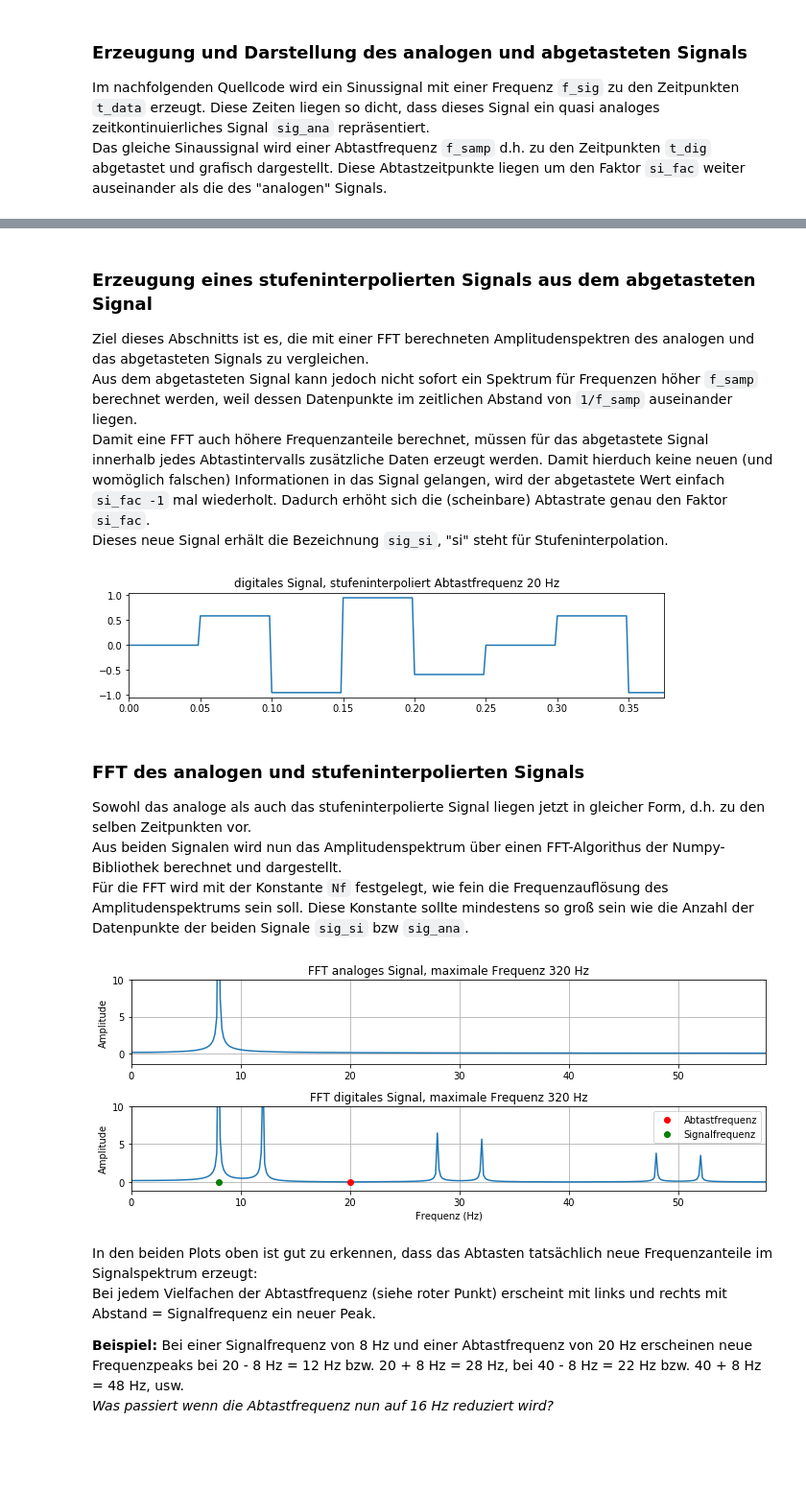
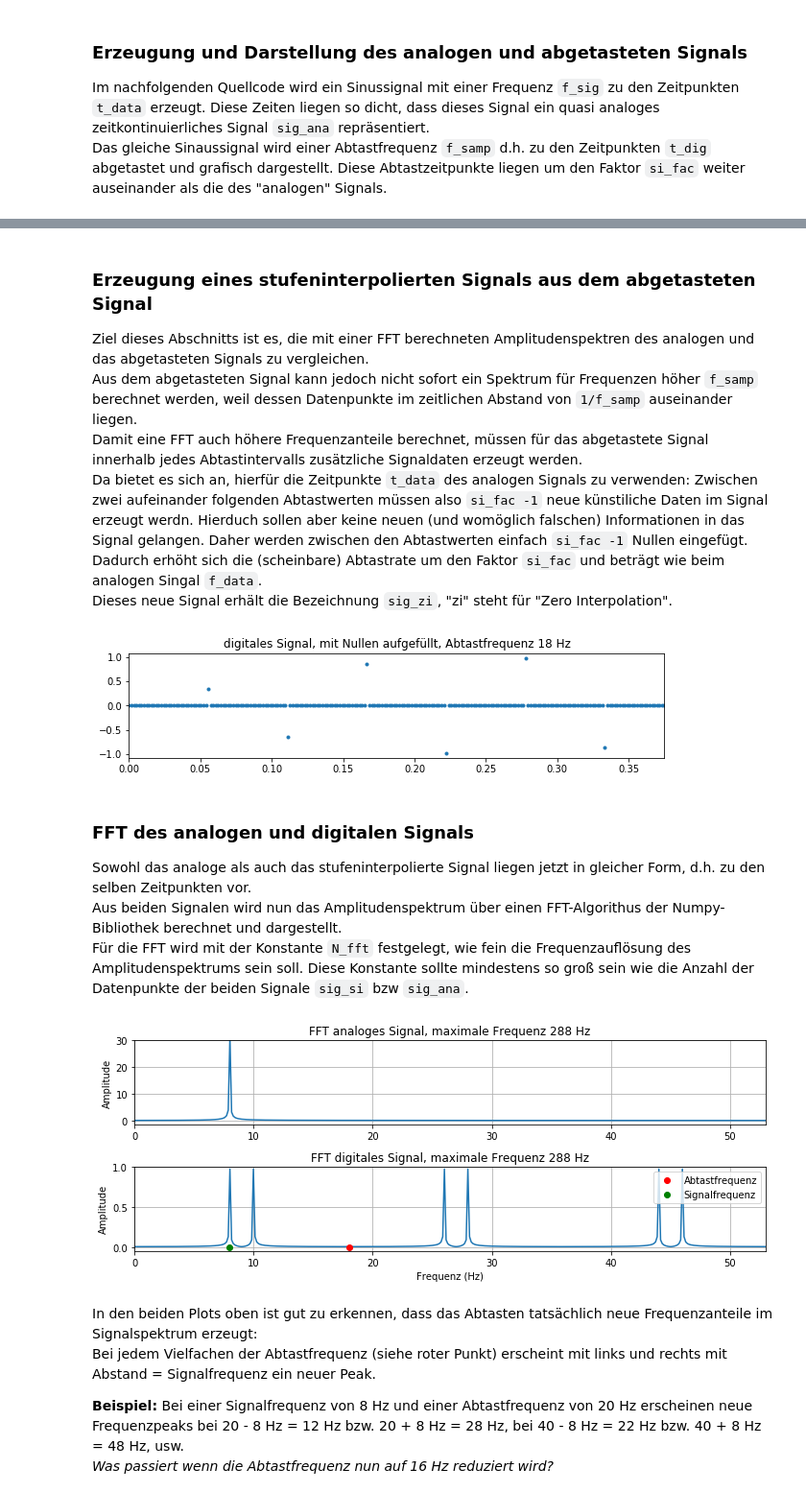
Before and after one commit to StefanMack/AbtastTheo, a Jupyter notebook: SamplTheorem.ipynb, the cells around one changed output, grey strips where cells are left out. Shown at 96% size. Saved outputs shown, nothing was run; the diff lists cells and outputs as text; code cells hidden in the pictures; blank space fills up the shorter version.

```diff
--- a/SamplTheorem.ipynb
+++ b/SamplTheorem.ipynb
@@ -57,7 +57,7 @@ T = 8 # Dauer des Zeitsignals, Anzahl Abtastwerte = T * f_samp
 si_fac = 32
 
 f_sig = 8  # Signalfrequenz in Hz
-f_samp = 20 # Abtastfrequenz in Hz
+f_samp = 18 # Abtastfrequenz in Hz
 
 # Dichte der Datenpunkte der Zeitfunktion, mit der beim analogen wie auch beim
 # digitalen interpolierten Signal die FFT durchgeführt wird
@@ -74,7 +74,7 @@ fig, (ax1, ax2) = plt.subplots(nrows=2, ncols= 1)
 ax1.plot(t_data,sig_ana,'-')
 ax1.set_xlim(xmin = 0,xmax = 3/f_sig) # Drei Perioden darstellen
 ax1.set_title('analoges Signal, Frequenz %2.0f Hz' % f_sig)
-ax2.plot(t_dig,sig_dig,'o')
+ax2.plot(t_dig,sig_dig,'.')
 ax2.set_xlim(xmin = 0,xmax = 3/f_sig)
 ax2.set_title('digitales Signal, Abtastfrequenz %2.0f Hz' % f_samp)
 fig.set_size_inches((10,4))
@@ -85,64 +85,58 @@ plt.tight_layout() # Damit Achsenbeschriftungen nicht überschneiden
 ### Erzeugung eines stufeninterpolierten Signals aus dem abgetasteten Signal
 Ziel dieses Abschnitts ist es, die mit einer FFT berechneten Amplitudenspektren des analogen und das abgetasteten Signals zu vergleichen.
 Aus dem abgetasteten Signal kann jedoch nicht sofort ein Spektrum für Frequenzen höher ``f_samp`` berechnet werden, weil dessen Datenpunkte im zeitlichen Abstand von ``1/f_samp`` auseinander liegen.
-Damit eine FFT auch höhere Frequenzanteile berechnet, müssen für das abgetastete Signal innerhalb jedes Abtastintervalls zusätzliche Daten erzeugt werden. Damit hierduch keine neuen (und womöglich falschen) Informationen in das Signal gelangen, wird der abgetastete Wert einfach ``si_fac -1`` mal wiederholt. Dadurch erhöht sich die (scheinbare) Abtastrate genau den Faktor ``si_fac``.
-Dieses neue Signal erhält die Bezeichnung ``sig_si``, "si" steht für Stufeninterpolation.
+Damit eine FFT auch höhere Frequenzanteile berechnet, müssen für das abgetastete Signal innerhalb jedes Abtastintervalls zusätzliche Signaldaten erzeugt werden.
+Da bietet es sich an, hierfür die Zeitpunkte ``t_data`` des analogen Signals zu verwenden: Zwischen zwei aufeinander folgenden Abtastwerten müssen also ``si_fac -1`` neue künstiliche Daten im Signal erzeugt werdn. Hierduch sollen aber keine neuen (und womöglich falschen) Informationen in das Signal gelangen. Daher werden zwischen den Abtastwerten einfach ``si_fac -1`` Nullen eingefügt. Dadurch erhöht sich die (scheinbare) Abtastrate um den Faktor ``si_fac`` und beträgt wie beim analogen Singal ``f_data``.
+Dieses neue Signal erhält die Bezeichnung ``sig_zi``, "zi" steht für "Zero Interpolation".
 # %%
-# si_fac mal dichtere Zeitwerte t_si: neue Werte erzeugen mit Stufeninterpolation
-interval=[] # Liste von Numpy arrays mit boolschen Werten für ein Samplingintervall
-apprx = [] # Liste von Numpy arrays mit interpol. Werten für ein Samplingintervall
+# si_fac mal dichtere Zeitwerte t_si interpolieren
 t_si = np.hstack([np.linspace(t_dig[i],t_dig[i+1],si_fac,endpoint=False) for i in range(len(t_dig)-1) ])
-for i in range(len(t_dig)-1):
-    # Vergleich für jedes Element von t_si ob im entsprechenden Samplingintervall
-    interval.append(np.logical_and(t_dig[i] <= t_si,t_si < t_dig[i+1]))
-    # Neue Werte des Abtastintervalls erhalten vorherigen Abtastwert = Sample & Hold
-    apprx.append(sig_dig[i])
-# Aneinanderreihung neuer Werte für Stufeninterpolation
-sig_si = np.piecewise(t_si,interval,apprx)
+# Nach jedem Abtastwert (si_fac - 1) Nullen einfügen, damit sig_si gleiche Größe wie t_si hat
+sig_zi = np.hstack([np.append(sig_dig[i],np.zeros(si_fac - 1)) for i in range(len(sig_dig)-1) ])
 
 fig, (ax3) = plt.subplots(nrows=1, ncols= 1)
-ax3.plot(t_data,sig_si,'-')
+ax3.plot(t_data,sig_zi,'.')
 ax3.set_xlim(xmin = 0,xmax = 3/f_sig)
-ax3.set_title('digitales Signal, stufeninterpoliert Abtastfrequenz %2.0f Hz' % f_samp)
+ax3.set_title('digitales Signal, mit Nullen aufgefüllt, Abtastfrequenz %2.0f Hz' % f_samp)
 fig.set_size_inches((10,2))
 # %% [output]
-[figure, old version]
+[figure, new version]
 # %% [markdown]
-### FFT des analogen und stufeninterpolierten Signals
+### FFT des analogen und digitalen Signals
 Sowohl das analoge als auch das stufeninterpolierte Signal liegen jetzt in gleicher Form, d.h. zu den selben Zeitpunkten vor.
 Aus beiden Signalen wird nun das Amplitudenspektrum über einen FFT-Algorithus der Numpy-Bibliothek berechnet und dargestellt.
-Für die FFT wird mit der Konstante ``Nf`` festgelegt, wie fein die Frequenzauflösung des Amplitudenspektrums sein soll. Diese Konstante sollte mindestens so groß sein wie die Anzahl der Datenpunkte der beiden Signale ``sig_si`` bzw ``sig_ana``.
+Für die FFT wird mit der Konstante ``N_fft`` festgelegt, wie fein die Frequenzauflösung des Amplitudenspektrums sein soll. Diese Konstante sollte mindestens so groß sein wie die Anzahl der Datenpunkte der beiden Signale ``sig_si`` bzw ``sig_ana``.
 # %%
-Nf = 4096 # Anzahl Frequenzwerte der FFT: Mindestens = Anzahl Abtastewerte
+N_fft = 4096 # Anzahl Frequenzwerte der FFT: Mindestens = Anzahl Abtastewerte
 fig, (ax4, ax5) = plt.subplots(nrows=2, ncols= 1)
 # =============================================================================
-# FFT der analogen Funktion
+# FFT des "analogen" Signals
 # =============================================================================
-spec_ana = np.fft.fft(sig_ana,Nf)/np.sqrt(Nf)
-ax4.plot(np.linspace(0,f_data,Nf),abs(spec_ana),'-') # Amplitudenspektrum
+spec_ana = np.fft.fft(sig_ana,N_fft)/np.sqrt(N_fft)
+ax4.plot(np.linspace(0,f_data,N_fft),abs(spec_ana),'-') # Amplitudenspektrum
 ax4.set_title('FFT analoges Signal, maximale Frequenz %2.0f Hz' % (f_data/2))
 ax4.set_ylabel('Amplitude')
 ax4.set_xlim(xmin = 0,xmax = min(0.5*f_data,f_sig + 2.5*f_samp))
-ax4.set_ylim(ymax=10)
+ax4.set_ylim(ymax=30)
 ax4.grid()
 # =============================================================================
-# FFT der stufen-interpolierten Funktion
+# FFT des digitalen Signals (mit Nullen zwischen Abtastwerten aufgefüllt)
 # =============================================================================
-spec_si = np.fft.fft(sig_si,Nf)/np.sqrt(Nf)
-ax5.plot(np.linspace(0,f_data,Nf),abs(spec_si),'-') # Amplitudenspektrum
+spec_zi = np.fft.fft(sig_zi,N_fft)/np.sqrt(N_fft)
+ax5.plot(np.linspace(0,f_data,N_fft),abs(spec_zi),'-') # Amplitudenspektrum
 ax5.plot(f_samp,0,'o',color = 'r',label='Abtastfrequenz')
 ax5.plot(f_sig,0,'o',color = 'g',label='Signalfrequenz')
 ax5.set_title('FFT digitales Signal, maximale Frequenz %2.0f Hz' % (f_data/2))
 ax5.set_ylabel('Amplitude')
 ax5.set_xlabel('Frequenz (Hz)')
 ax5.set_xlim(xmin = 0,xmax = min(0.5*f_data,f_sig + 2.5*f_samp))
-ax5.set_ylim(ymax=10)
+ax5.set_ylim(ymax=1)
 ax5.grid()
 ax5.legend(facecolor='w')
 fig.set_size_inches((10,4))
 plt.tight_layout() # Damit Achsenbeschriftungen nicht überschneiden
 # %% [output]
-[figure, old version]
+[figure, new version]
 # %% [markdown]
 In den beiden Plots oben ist gut zu erkennen, dass das Abtasten tatsächlich neue Frequenzanteile im Signalspektrum erzeugt:
 Bei jedem Vielfachen der Abtastfrequenz (siehe roter Punkt) erscheint mit links und rechts mit Abstand = Signalfrequenz ein neuer Peak.
```
Also changed, not shown: parts of 3 cells of this notebook.
